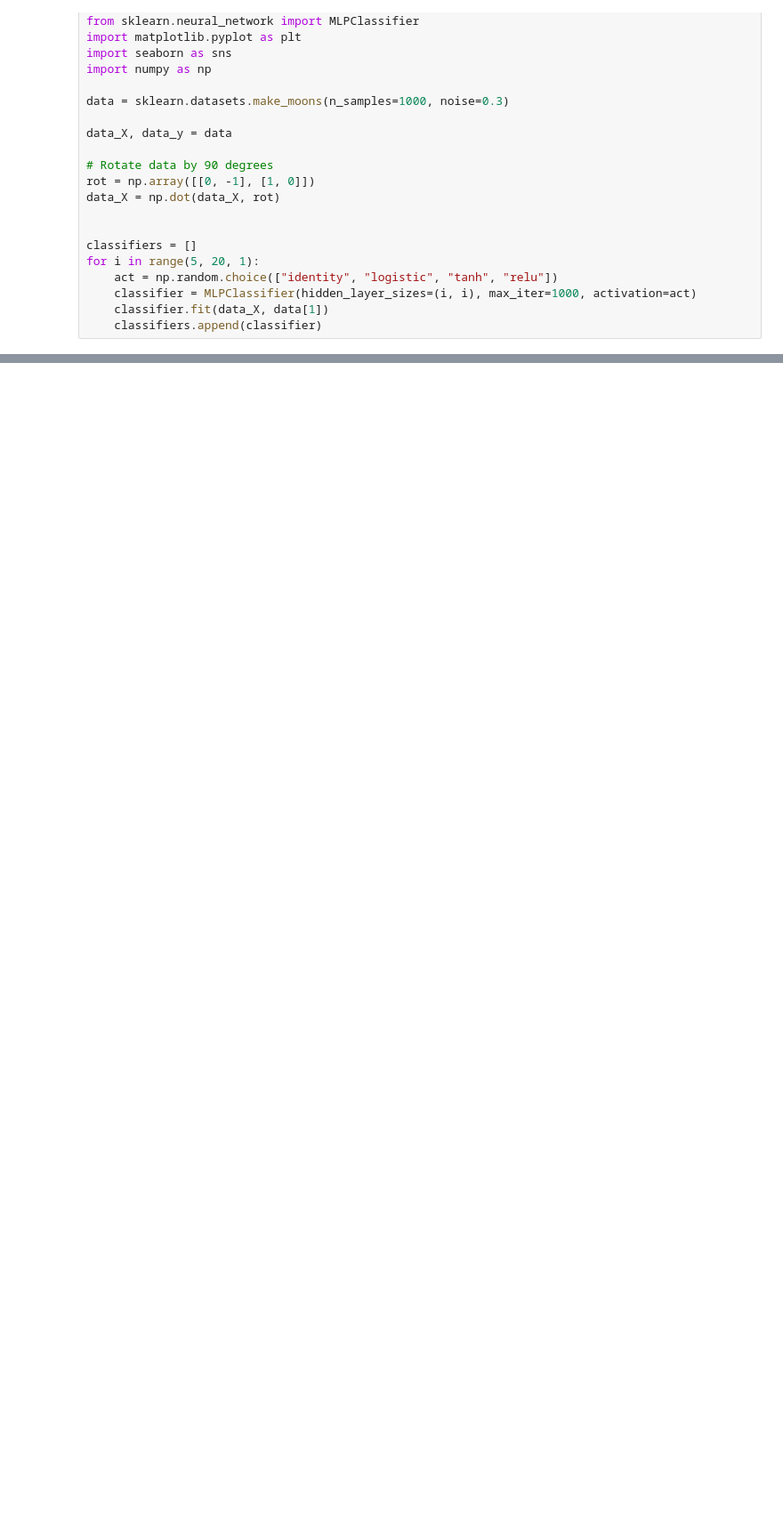
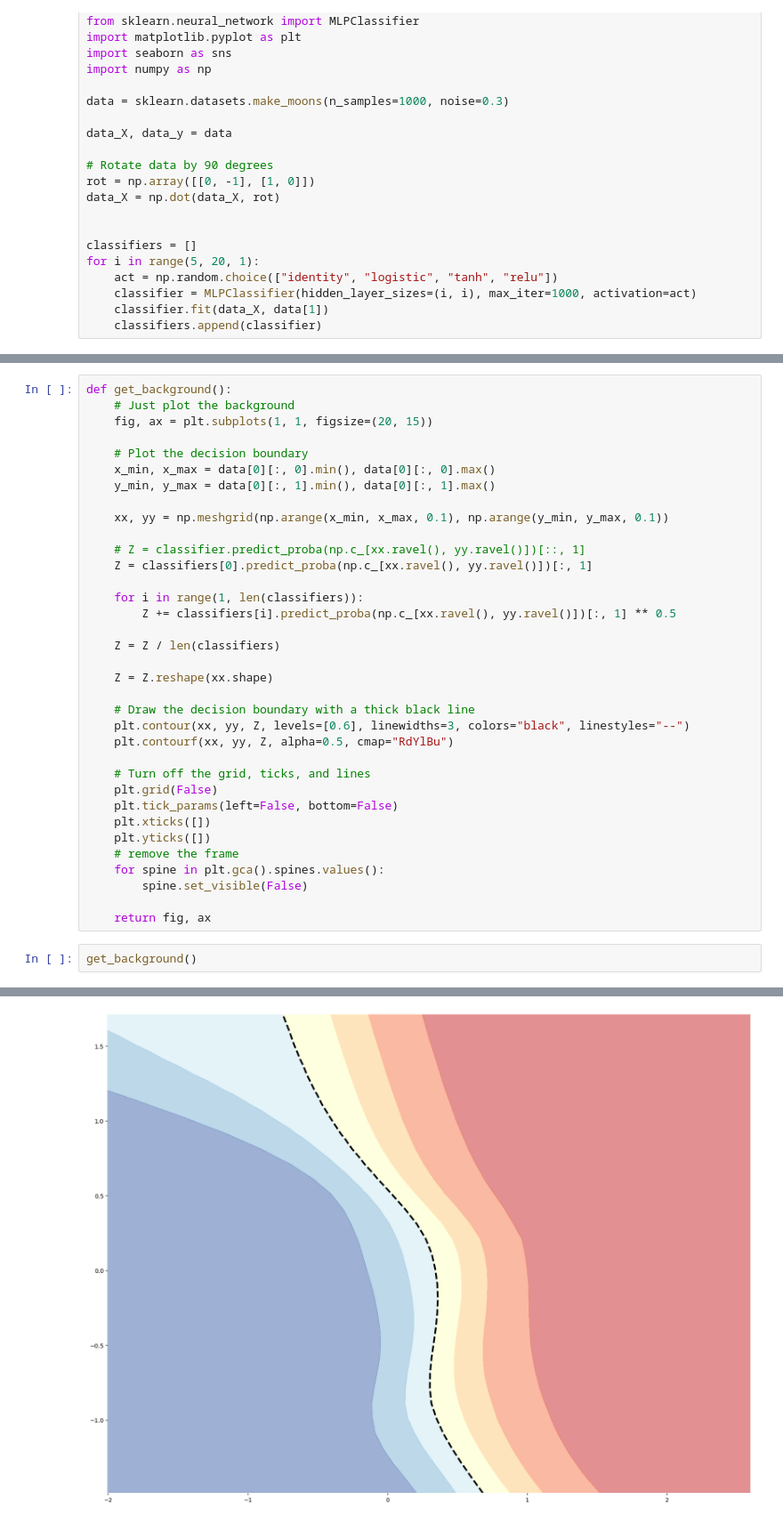
Before and after one commit to istepka/betarce, a Jupyter notebook: src/visualizations_for_the_paper/toy_example.ipynb, the cells around one changed output, grey strips where cells are left out. Shown at 89% size. Saved outputs shown, nothing was run; the diff lists cells and outputs as text; blank space fills up the shorter version.

```diff
--- a/src/visualizations_for_the_paper/toy_example.ipynb
+++ b/src/visualizations_for_the_paper/toy_example.ipynb
@@ -447,0 +247,38 @@ plt.show()
+# %%
+def get_background():
+    # Just plot the background
+    fig, ax = plt.subplots(1, 1, figsize=(20, 15))
+
+    # Plot the decision boundary
+    x_min, x_max = data[0][:, 0].min(), data[0][:, 0].max()
+    y_min, y_max = data[0][:, 1].min(), data[0][:, 1].max()
+
+    xx, yy = np.meshgrid(np.arange(x_min, x_max, 0.1), np.arange(y_min, y_max, 0.1))
+
+    # Z = classifier.predict_proba(np.c_[xx.ravel(), yy.ravel()])[::, 1]
+    Z = classifiers[0].predict_proba(np.c_[xx.ravel(), yy.ravel()])[:, 1]
+
+    for i in range(1, len(classifiers)):
+        Z += classifiers[i].predict_proba(np.c_[xx.ravel(), yy.ravel()])[:, 1] ** 0.5
+
+    Z = Z / len(classifiers)
+
+    Z = Z.reshape(xx.shape)
+
+    # Draw the decision boundary with a thick black line
+    plt.contour(xx, yy, Z, levels=[0.6], linewidths=3, colors="black", linestyles="--")
+    plt.contourf(xx, yy, Z, alpha=0.5, cmap="RdYlBu")
+
+    # Turn off the grid, ticks, and lines
+    plt.grid(False)
+    plt.tick_params(left=False, bottom=False)
+    plt.xticks([])
+    plt.yticks([])
+    # remove the frame
+    for spine in plt.gca().spines.values():
+        spine.set_visible(False)
+
+    return fig, ax
+# %%
+get_background()
+# %% [output]
@@ -447,0 +286 @@ plt.show()
+[figure, added]
```
Also changed, not shown: parts of 21 cells of this notebook.
